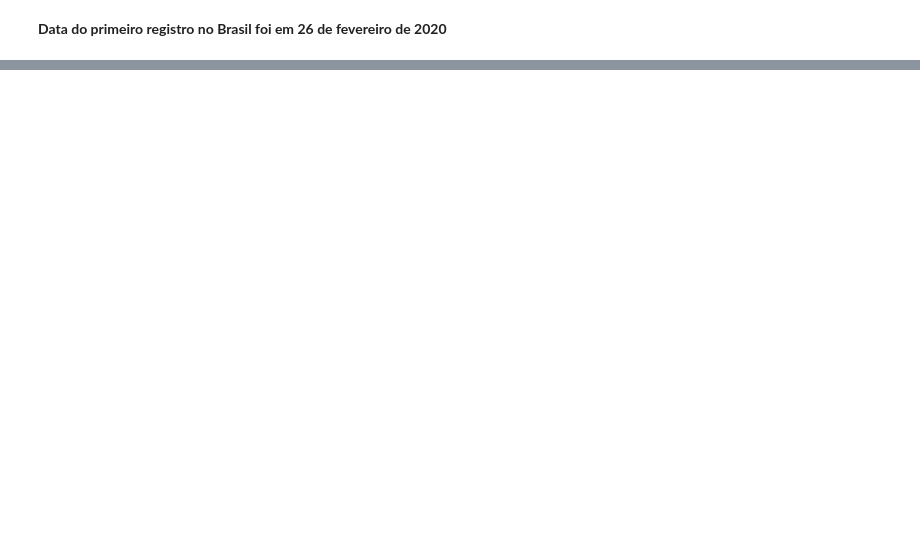
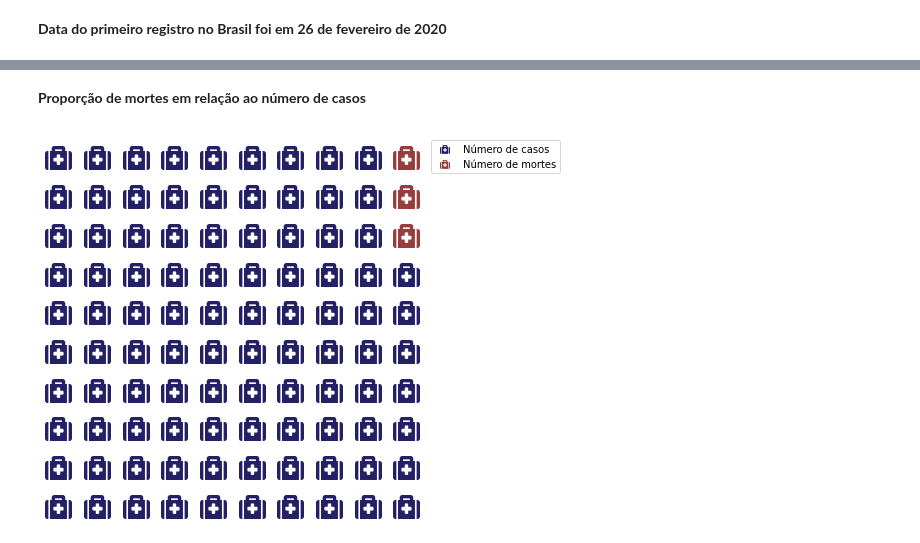
Before and after one commit to marcos-code/Portfolio_DataScience, a Jupyter notebook: Panorama_do_COVID_19_no_Brasil.ipynb, the cells around one changed output, grey strips where cells are left out. Drawn from its saved outputs; the diff is of its cells as text; code cells hidden in the pictures; blank space fills up the shorter version.

```diff
--- a/Panorama_do_COVID_19_no_Brasil.ipynb
+++ b/Panorama_do_COVID_19_no_Brasil.ipynb
@@ -533,0 +593,3 @@ vac_brasil.loc[vac_brasil['new_cases'] != 0].head(1)
+# %%
+# Criando um dataset necessário
+brasil_covid = covid.loc[covid.location == "Brazil"].copy()
@@ -533,0 +617,22 @@ vac_brasil.loc[vac_brasil['new_cases'] != 0].head(1)
+# %% [markdown]
+**Proporção de mortes em relação ao número de casos**
+# %%
+pct_mortes = (brasil_covid.total_deaths.max() / brasil_covid.total_cases.max())*100
+pct_nmortes = 100 - pct_mortes
+# %%
+#Plotando gráfico para visualização
+fig = plt.figure(figsize=(7,7),
+    FigureClass=Waffle,
+    rows= 10, columns = 10,
+    values = {'Número de casos': pct_nmortes,
+               'Número de mortes': pct_mortes},
+               colors=("#232066", "#983D3D"),
+               legend={'loc':'upper left', 'bbox_to_anchor':(1,1)},
+               icons='medkit', icon_size=27,
+               icon_legend=True
+)
+
+fig.set_tight_layout(False)
+plt.show();
+# %% [output]
+[figure, added]
```
Also changed, not shown: parts of 30 cells of this notebook.
